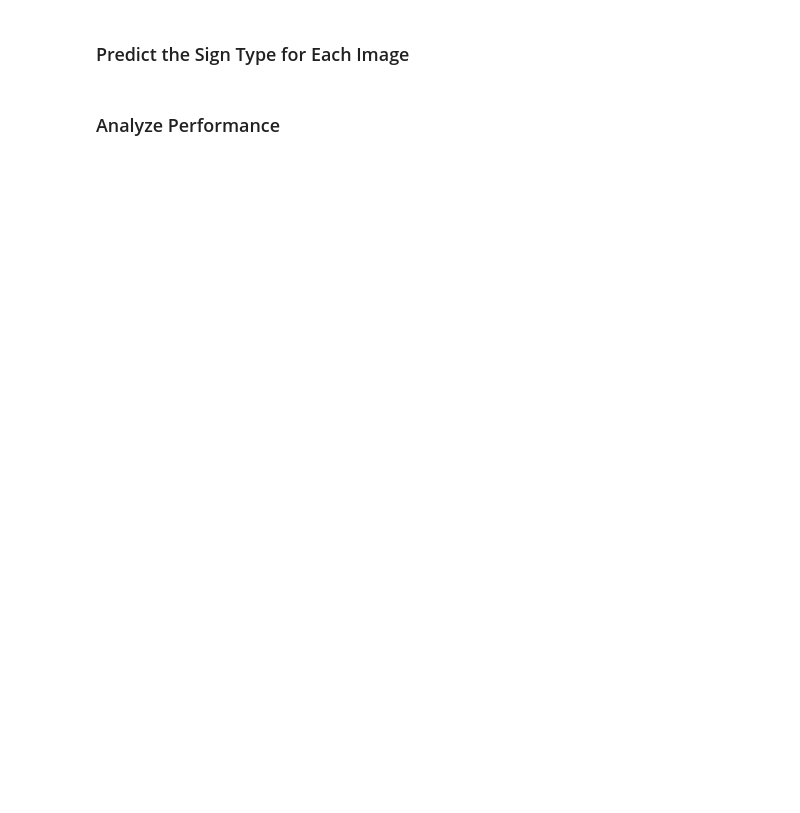
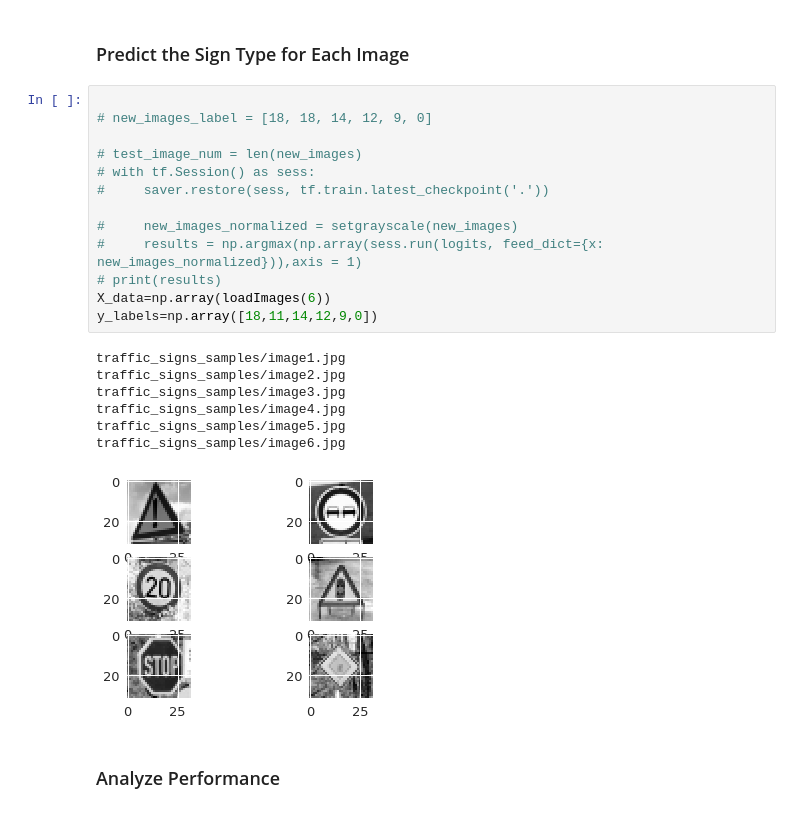
Before and after one commit to velsarav/Traffic-Sign-Classifier, a Jupyter notebook: Traffic_sign_classifier.ipynb, the cells around one changed output. Cells and saved outputs as stored; diff of their text form; blank space fills up the shorter version.

Commit message:
predicted image

```diff
--- a/Traffic_sign_classifier.ipynb
+++ b/Traffic_sign_classifier.ipynb
@@ -489,5 +523,26 @@ You may find `signnames.csv` useful as it contains mappings from the class id (i
 # %% [markdown]
 ### Predict the Sign Type for Each Image
+# %%
+
+# new_images_label = [18, 18, 14, 12, 9, 0]
+
+# test_image_num = len(new_images)
+# with tf.Session() as sess:
+#     saver.restore(sess, tf.train.latest_checkpoint('.'))
+
+#     new_images_normalized = setgrayscale(new_images)
+#     results = np.argmax(np.array(sess.run(logits, feed_dict={x: new_images_normalized})),axis = 1)
+# print(results)
+X_data=np.array(loadImages(6))
+y_labels=np.array([18,11,14,12,9,0])
+# %% [output]
+traffic_signs_samples/image1.jpg
+traffic_signs_samples/image2.jpg
+traffic_signs_samples/image3.jpg
+traffic_signs_samples/image4.jpg
+traffic_signs_samples/image5.jpg
+traffic_signs_samples/image6.jpg
+[figure, added]
 # %% [markdown]
 ### Analyze Performance
 # %%
```
Also changed, not shown: parts of 8 cells of this notebook, 6 other files.
